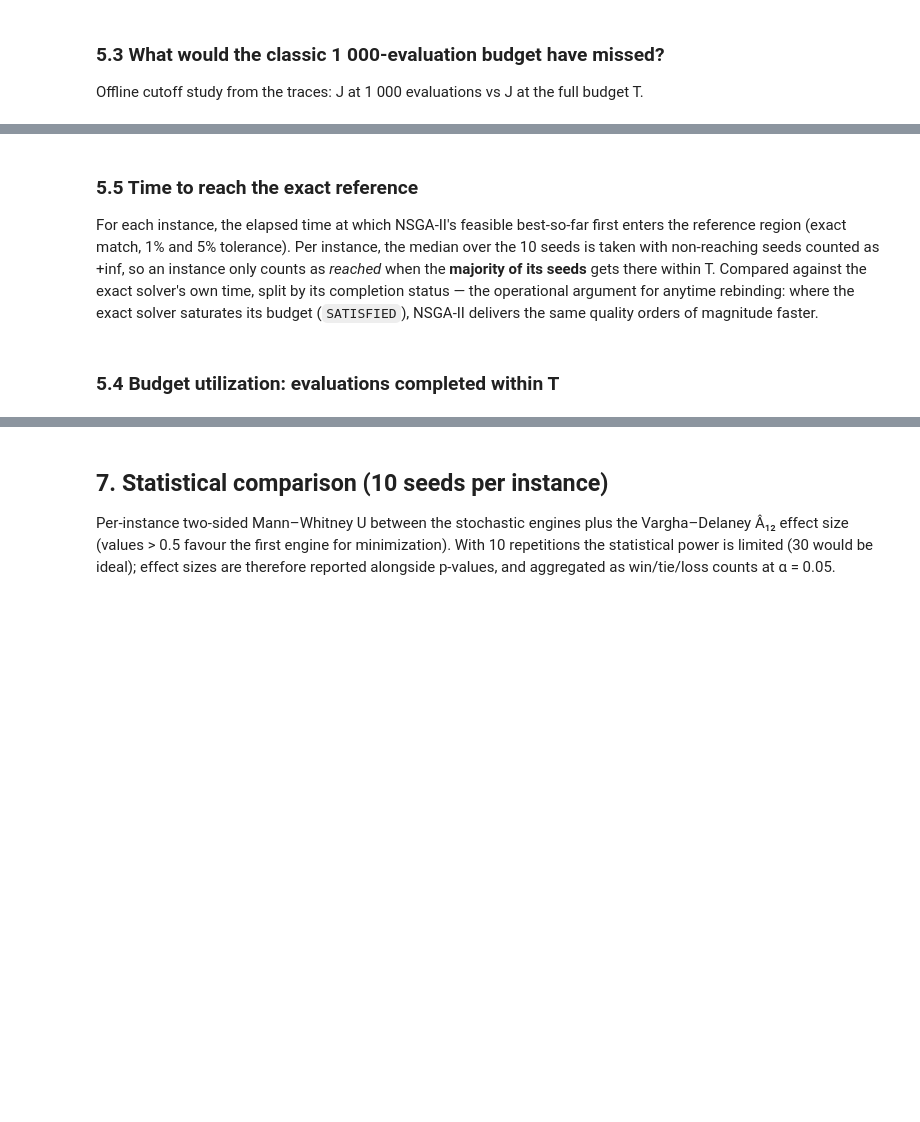
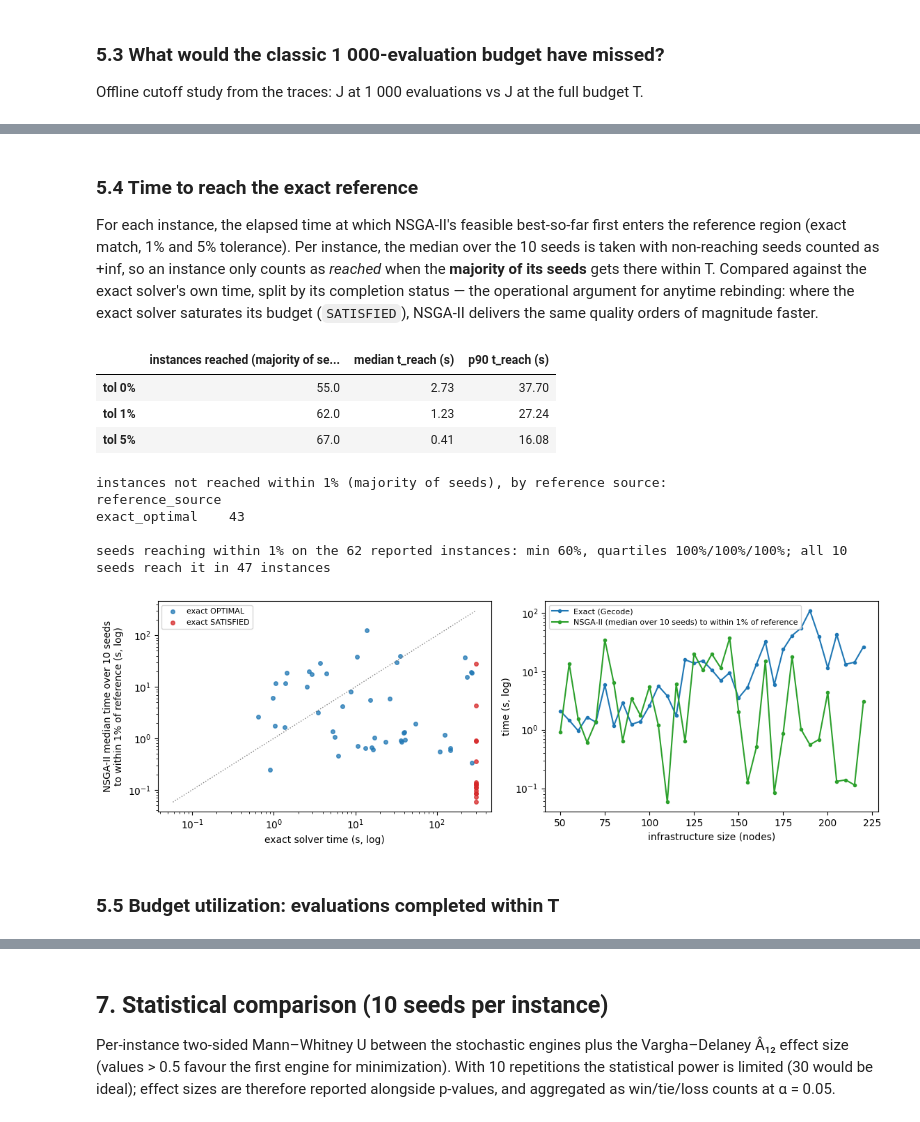
Before and after one commit to isa-group/OpenBinding, a Jupyter notebook: experimentation/icsoc/notebooks/03_results_evaluation.ipynb, the cells around one changed output, grey strips where cells are left out. Cells and saved outputs as stored; diff of their text form; code cells hidden in the pictures; blank space fills up the shorter version.

```diff
--- a/experimentation/icsoc/notebooks/03_results_evaluation.ipynb
+++ b/experimentation/icsoc/notebooks/03_results_evaluation.ipynb
@@ -375,5 +492,5 @@ print(cutoff.groupby('engine').apply(
 # %% [markdown]
-### 5.5 Time to reach the exact reference
+### 5.4 Time to reach the exact reference
 
 For each instance, the elapsed time at which NSGA-II's feasible best-so-far first enters the
 reference region (exact match, 1% and 5% tolerance). Per instance, the median over the 10 seeds
@@ -397,38 +514,57 @@ display(pd.DataFrame({
 
 sel = ttr[0.01].copy()
 sel['infra_size'] = sel.instance_id.map(analysis.instance_size)
 print('instances not reached within 1% (majority of seeds), by reference source:')
 print(sel[sel.t_reach_ms.isna()].reference_source.value_counts().to_string())
 
+# How many of the 10 seeds reach the region on the reported instances —
+# evidence that the metric aggregates all seeds, not a lucky run.
+reached = sel[sel.t_reach_ms.notna()]
+print(f'\nseeds reaching within 1% on the {len(reached)} reported instances: '
+      f'min {reached.reach_rate.min():.0%}, quartiles '
+      f'{reached.reach_rate.quantile(0.25):.0%}/{reached.reach_rate.median():.0%}/'
+      f'{reached.reach_rate.quantile(0.75):.0%}; all 10 seeds reach it in '
+      f'{(reached.reach_rate >= 0.999).sum()} instances')
+
 status_colors = {'OPTIMAL': ENGINE_COLORS[EXACT_ENGINE], 'SATISFIED': '#d62728'}
 fig, axes = plt.subplots(1, 2, figsize=(11.5, 3.8))
-reached = sel[sel.t_reach_ms.notna()]
 for status, group in reached.groupby('solver_status'):
     axes[0].scatter(group.exact_ms / 1000, group.t_reach_ms / 1000, s=16, alpha=0.75,
                     color=status_colors.get(status), label=f'exact {status}')
 lims = [min(reached.exact_ms.min(), reached.t_reach_ms.min()) / 1000,
         max(reached.exact_ms.max(), reached.t_reach_ms.max()) / 1000]
 axes[0].plot(lims, lims, color='gray', lw=1, ls=':')
 axes[0].set(xlabel='exact solver time (s, log)',
-            ylabel='NSGA-II time to within 1%\nof reference (s, log)',
+            ylabel='NSGA-II median time over 10 seeds\nto within 1% of reference (s, log)',
             xscale='log', yscale='log')
 axes[0].legend(fontsize=8)
 
 # Per-size medians: NaNs (non-reached instances) are skipped, so large sizes
 # may aggregate fewer than 3 instances per point.
 med = sel.groupby('infra_size').agg(nsga=('t_reach_ms', 'median'),
                                     exact=('exact_ms', 'median'))
 axes[1].plot(med.index, med.exact / 1000, marker='.',
              color=ENGINE_COLORS[EXACT_ENGINE], label='Exact (Gecode)')
 axes[1].plot(med.index, med.nsga / 1000, marker='.',
              color=ENGINE_COLORS['evolutionary-heuristics'],
-             label='NSGA-II to within 1% of reference')
+             label='NSGA-II (median over 10 seeds) to within 1% of reference')
 axes[1].set(xlabel='infrastructure size (nodes)', ylabel='time (s, log)', yscale='log')
 axes[1].legend(fontsize=8)
 fig.tight_layout()
 analysis.save_fig(fig, 'eval_time_to_reference', FIGURES)
+# %% [output]
+|  | instances reached (majority of se... | median t_reach (s) | p90 t_reach (s) |
+| tol 0% | 55.0 | 2.73 | 37.70 |
+| tol 1% | 62.0 | 1.23 | 27.24 |
+| tol 5% | 67.0 | 0.41 | 16.08 |
+instances not reached within 1% (majority of seeds), by reference source:
+reference_source
+exact_optimal    43
+
+seeds reaching within 1% on the 62 reported instances: min 60%, quartiles 100%/100%/100%; all 10 seeds reach it in 47 instances
+[figure, added]
 # %% [markdown]
-### 5.4 Budget utilization: evaluations completed within T
+### 5.5 Budget utilization: evaluations completed within T
 # %%
 # Exact budget utilization: total evaluations completed within T, recorded by
 # the engines (runs.engine_evaluations). Falls back to the index of the last
```
Also changed, not shown: parts of 22 cells of this notebook, 10 other files.
